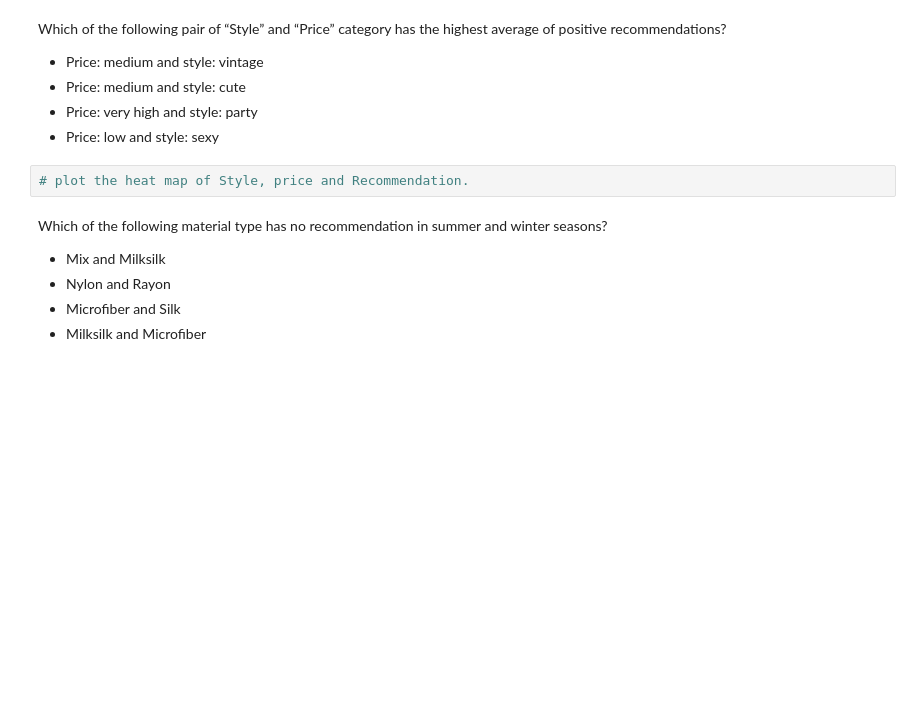
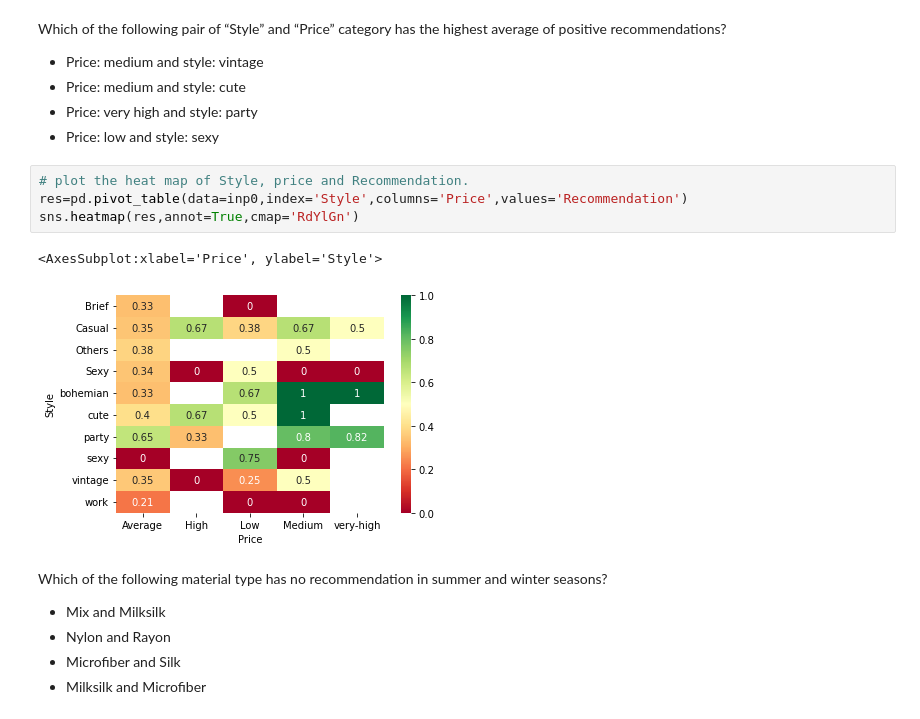
Before and after one commit to saishankar2748/Data-Analysis, a Jupyter notebook: Dress sales data set/EDA+Graded+Exercise.ipynb, the cells around one changed output. Drawn from its saved outputs; the diff is of its cells as text; blank space fills up the shorter version.

```diff
--- a/Dress sales data set/EDA+Graded+Exercise.ipynb
+++ b/Dress sales data set/EDA+Graded+Exercise.ipynb
@@ -795,6 +894,11 @@ Which of the following pair of “Style” and “Price” category has the high
 - Price: low and style: sexy
 # %%
 # plot the heat map of Style, price and Recommendation.
+res=pd.pivot_table(data=inp0,index='Style',columns='Price',values='Recommendation')
+sns.heatmap(res,annot=True,cmap='RdYlGn')
+# %% [output]
+<AxesSubplot:xlabel='Price', ylabel='Style'>
+[figure, added]
 # %% [markdown]
 Which of the following material type has no recommendation in summer and winter seasons?
 - Mix and Milksilk
```
Also changed, not shown: parts of 12 cells of this notebook.
